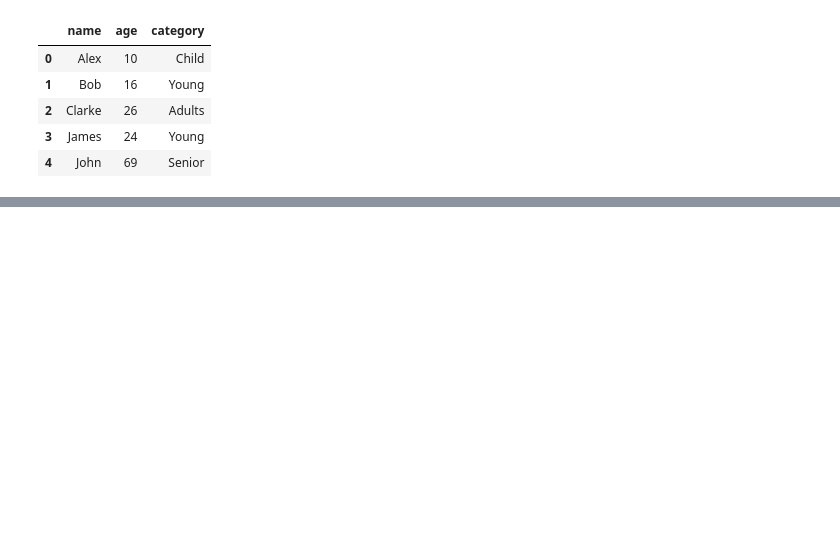
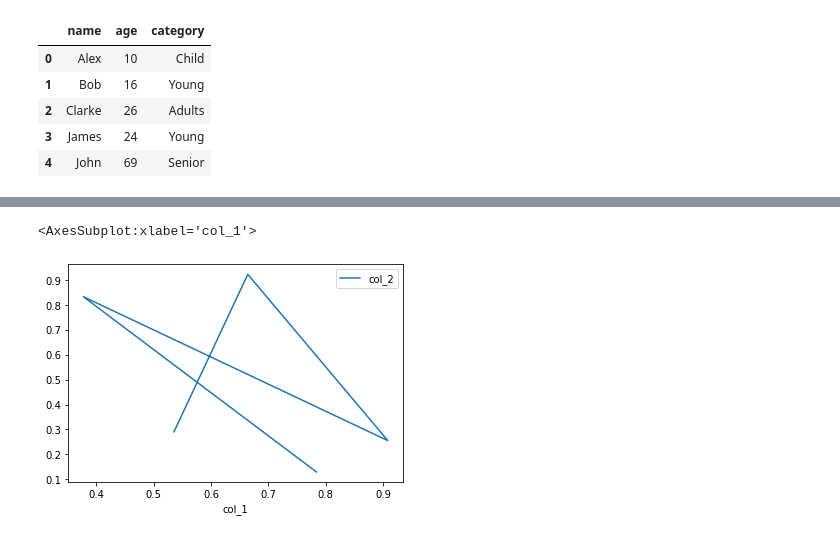
Before and after one commit to dev-SR/machine-learning, a Jupyter notebook: 01pandas/pandas.ipynb, the cells around one changed output, grey strips where cells are left out. Saved outputs shown, nothing was run; the diff lists cells and outputs as text; code cells hidden in the pictures; blank space fills up the shorter version.

```diff
--- a/01pandas/pandas.ipynb
+++ b/01pandas/pandas.ipynb
@@ -2920,0 +3229,5 @@ df
+# %%
+df.plot(x="col_1", y="col_2")
+# %% [output]
+<AxesSubplot:xlabel='col_1'>
+[figure, added]
```
Also changed, not shown: parts of 223 cells of this notebook, 20 other files.
